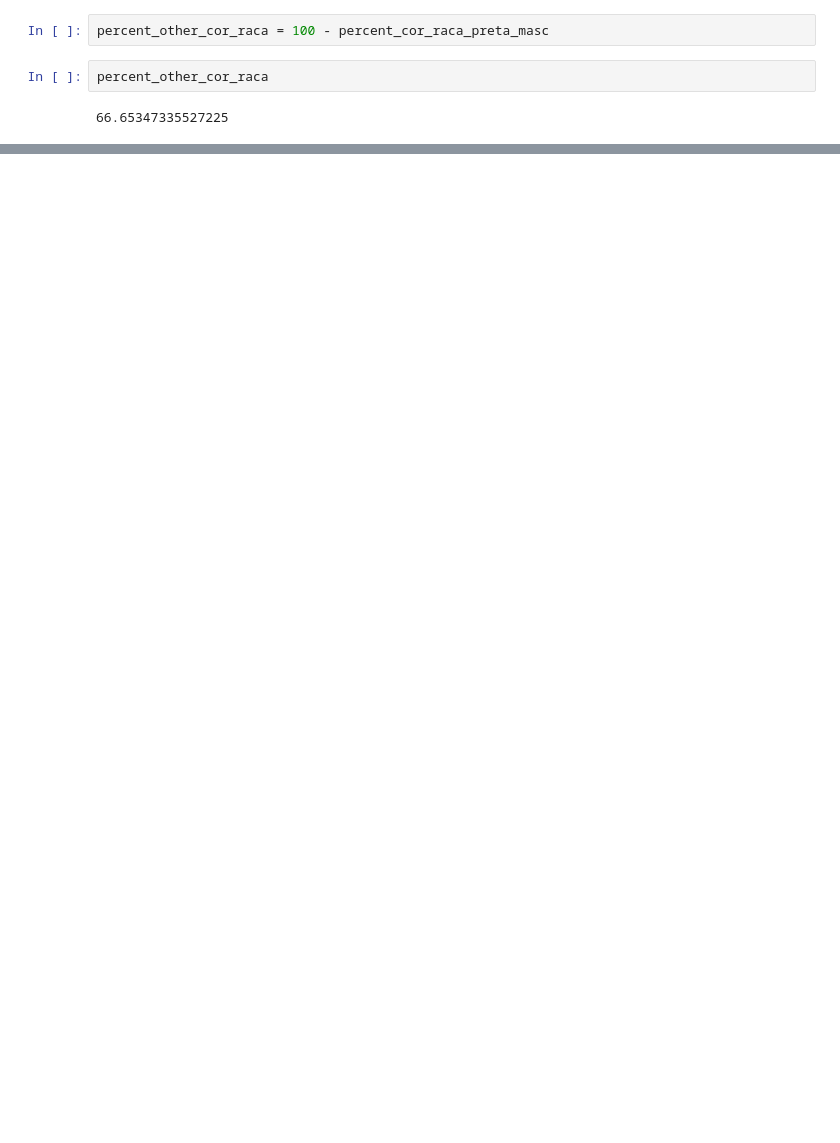
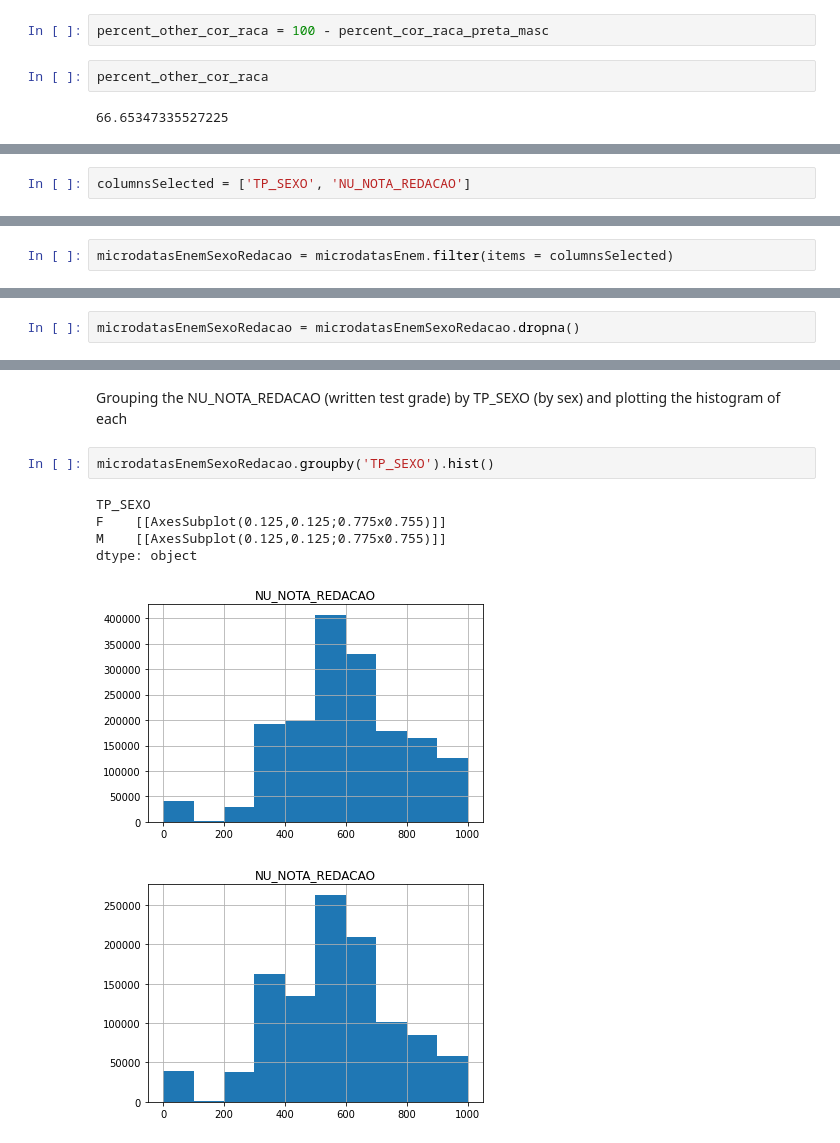
Before and after one commit to joaoeliandro/microdados_enem_analysis, a Jupyter notebook: analise_microdados_enem.ipynb, the cells around one changed output, grey strips where cells are left out. Cells and saved outputs as stored; diff of their text form; blank space fills up the shorter version.

```diff
--- a/analise_microdados_enem.ipynb
+++ b/analise_microdados_enem.ipynb
@@ -255,0 +300,2 @@ percent_other_cor_raca
+# %%
+columnsSelected = ['TP_SEXO', 'NU_NOTA_REDACAO']
@@ -255,0 +304,2 @@ percent_other_cor_raca
+# %%
+microdatasEnemSexoRedacao = microdatasEnem.filter(items = columnsSelected)
@@ -255,0 +324,2 @@ percent_other_cor_raca
+# %%
+microdatasEnemSexoRedacao = microdatasEnemSexoRedacao.dropna()
@@ -255,0 +398,11 @@ percent_other_cor_raca
+# %% [markdown]
+Grouping the NU_NOTA_REDACAO (written test grade) by TP_SEXO (by sex) and plotting the histogram of each
+# %%
+microdatasEnemSexoRedacao.groupby('TP_SEXO').hist()
+# %% [output]
+TP_SEXO
+F    [[AxesSubplot(0.125,0.125;0.775x0.755)]]
+M    [[AxesSubplot(0.125,0.125;0.775x0.755)]]
+dtype: object
+[figure, added]
+[figure, added]
```
Also changed, not shown: parts of 43 cells of this notebook.
